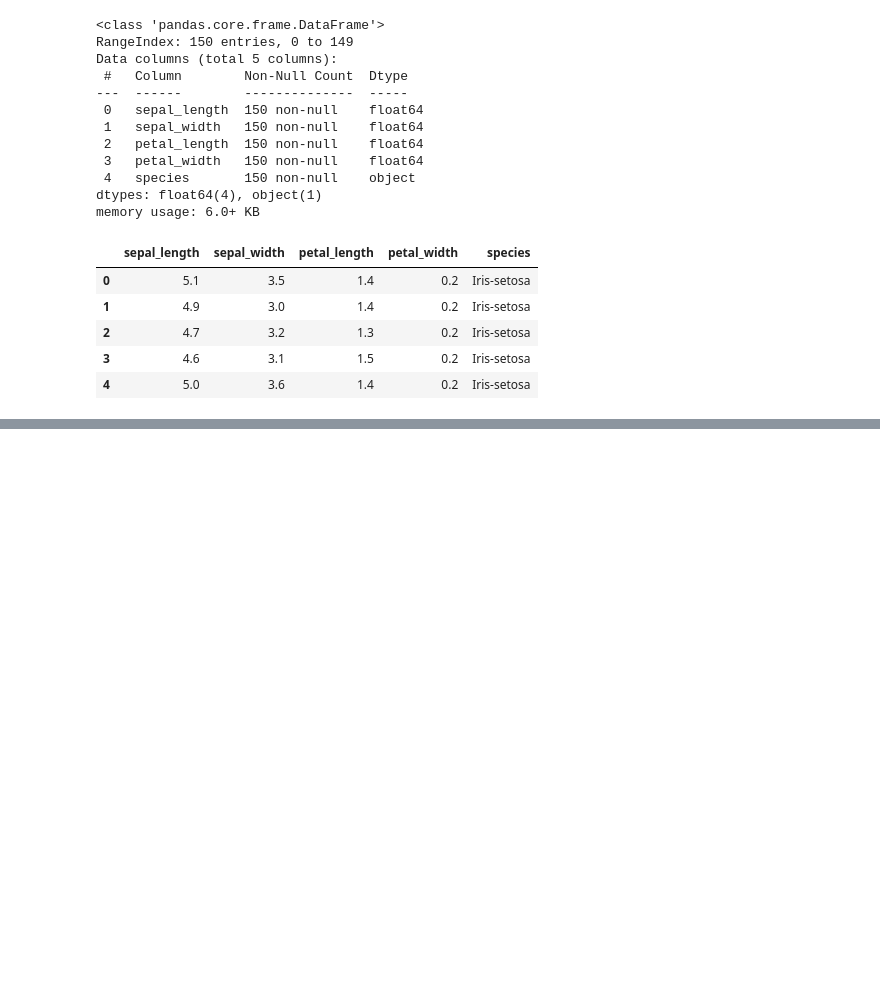
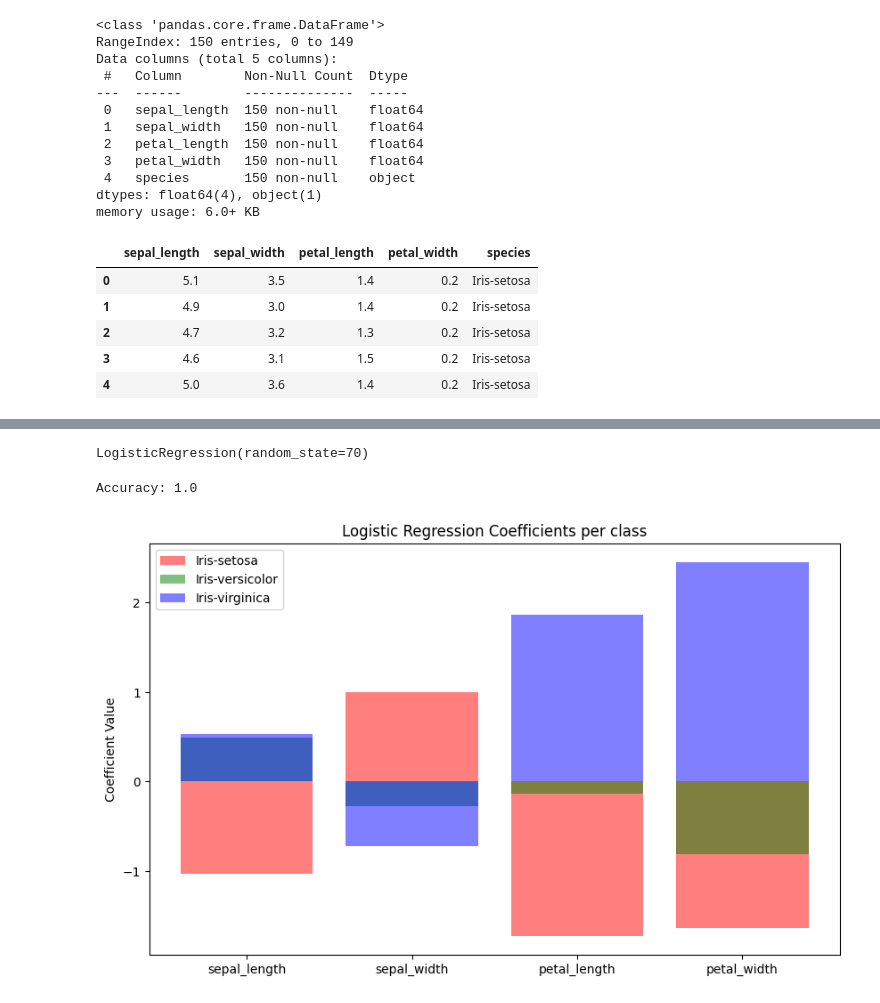
Before and after one commit to Jannatu37/codetopa-A, a Jupyter notebook: Faria_ML_lab05.ipynb, the cells around one changed output, grey strips where cells are left out. Saved outputs shown, nothing was run; the diff lists cells and outputs as text; code cells hidden in the pictures; blank space fills up the shorter version.

```diff
--- a/Faria_ML_lab05.ipynb
+++ b/Faria_ML_lab05.ipynb
@@ -60,0 +102,6 @@ df.head()
+# %%
+x_train, x_test, y_train, y_test = train_test_split(x, y, test_size=0.3, random_state=70)
+# %%
+scaler = StandardScaler()
+x_train_scaled = scaler.fit_transform(x_train)
+x_test_scaled = scaler.transform(x_test)
@@ -60,0 +111,26 @@ df.head()
+# %%
+log_reg = LogisticRegression( random_state = 70)
+log_reg.fit(x_train_scaled, y_train)
+# %% [output]
+LogisticRegression(random_state=70)
+# %%
+y_pred = log_reg.predict(x_test)
+accuracy = accuracy_score(y_test, y_pred)
+print("Accuracy:", accuracy)
+# %% [output]
+Accuracy: 1.0
+# %%
+coefficients = log_reg.coef_
+labels = x.columns
+# %%
+fig, ax = plt.subplots(figsize=(10, 6))
+colors = ['red', 'green', 'blue']
+for coef, label, color in zip(coefficients, log_reg.classes_ , colors):
+  ax.bar(labels, coef, label=label, alpha=0.5, color=color)
+ax.set_title('Logistic Regression Coefficients per class')
+ax.set_ylabel('Coefficient Value')
+ax.legend()
+
+plt.show()
+# %% [output]
+[figure, added]
```
Also changed, not shown: parts of 5 cells of this notebook.
